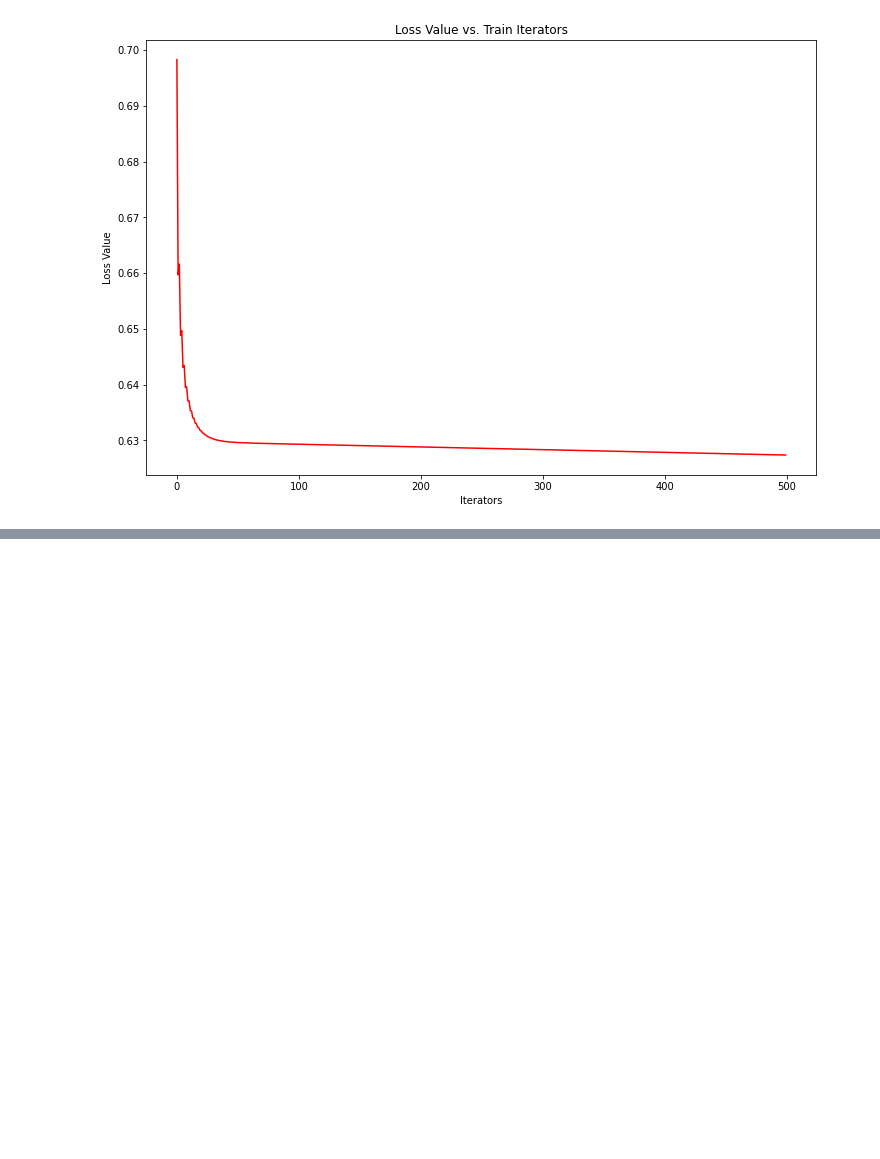
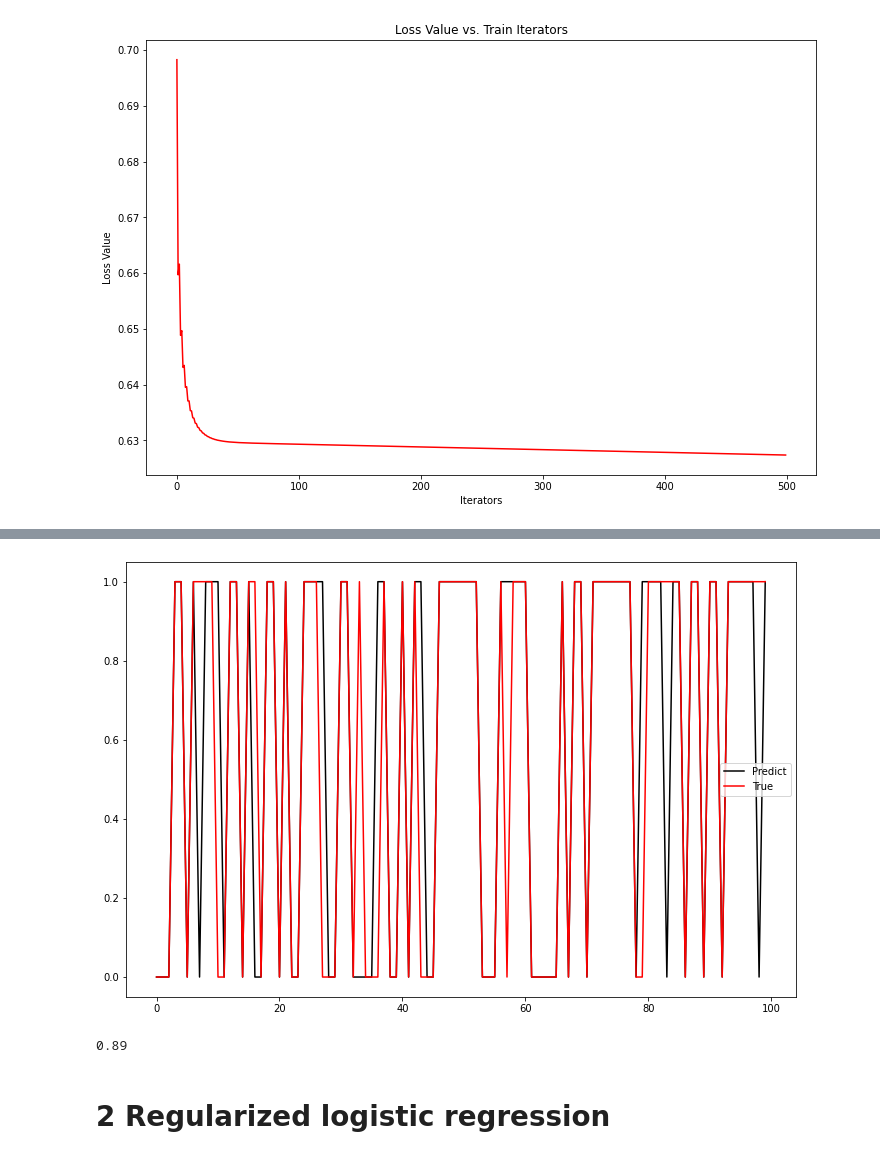
Before and after one commit to EngineeringBoy/ml, a Jupyter notebook: cs229/code/ext2/ext2.ipynb, the cells around one changed output, grey strips where cells are left out. Cells and saved outputs as stored; diff of their text form; code cells hidden in the pictures; blank space fills up the shorter version.

```diff
--- a/cs229/code/ext2/ext2.ipynb
+++ b/cs229/code/ext2/ext2.ipynb
@@ -123,0 +194,27 @@ plt.show()
+# %%
+def predict(theta,X):
+    theta = np.matrix(theta)
+    X = np.matrix(X)
+    p = sigmoid(X * theta.T)
+    pred = np.zeros(p.shape)
+    pred[p > 0.5] = 1
+    return pred
+# %%
+theta = result[0]
+predict_y = predict(theta,X)
+_, ax = plt.subplots(figsize=(12,8))
+ax.plot(predict_y,c='black',label='Predict')
+ax.plot(y,c='red',label='True')
+ax.legend(loc='best')
+plt.show()
+# %% [output]
+[figure, added]
+# %%
+label = np.array(np.zeros(y.shape))
+label[predict_y == y] = 1
+accuracy = np.sum(label) / len(label)
+print(accuracy)
+# %% [output]
+0.89
+# %% [markdown]
+# 2 Regularized logistic regression
```
Also changed, not shown: parts of 34 cells of this notebook, 2 other files.
